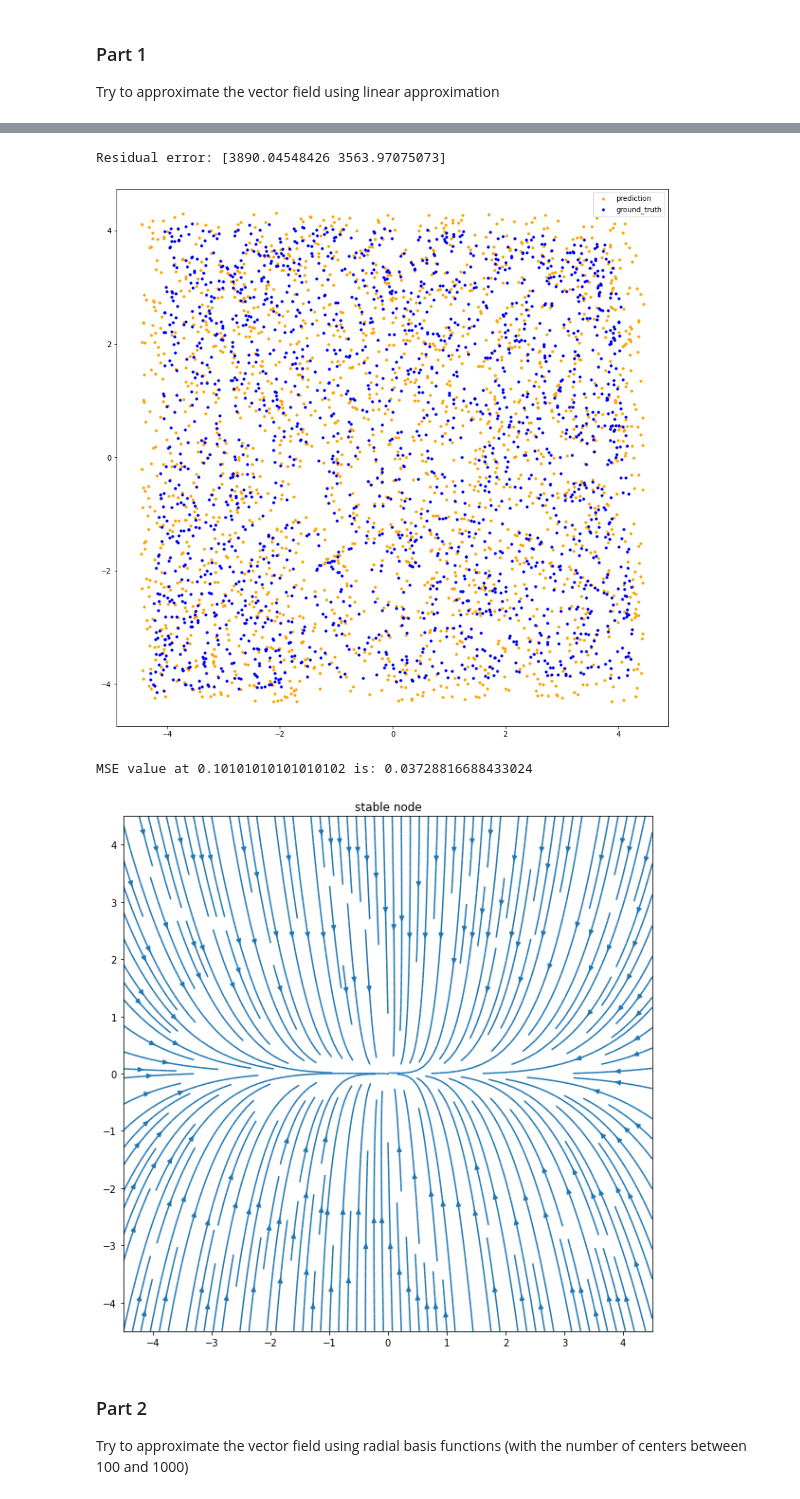
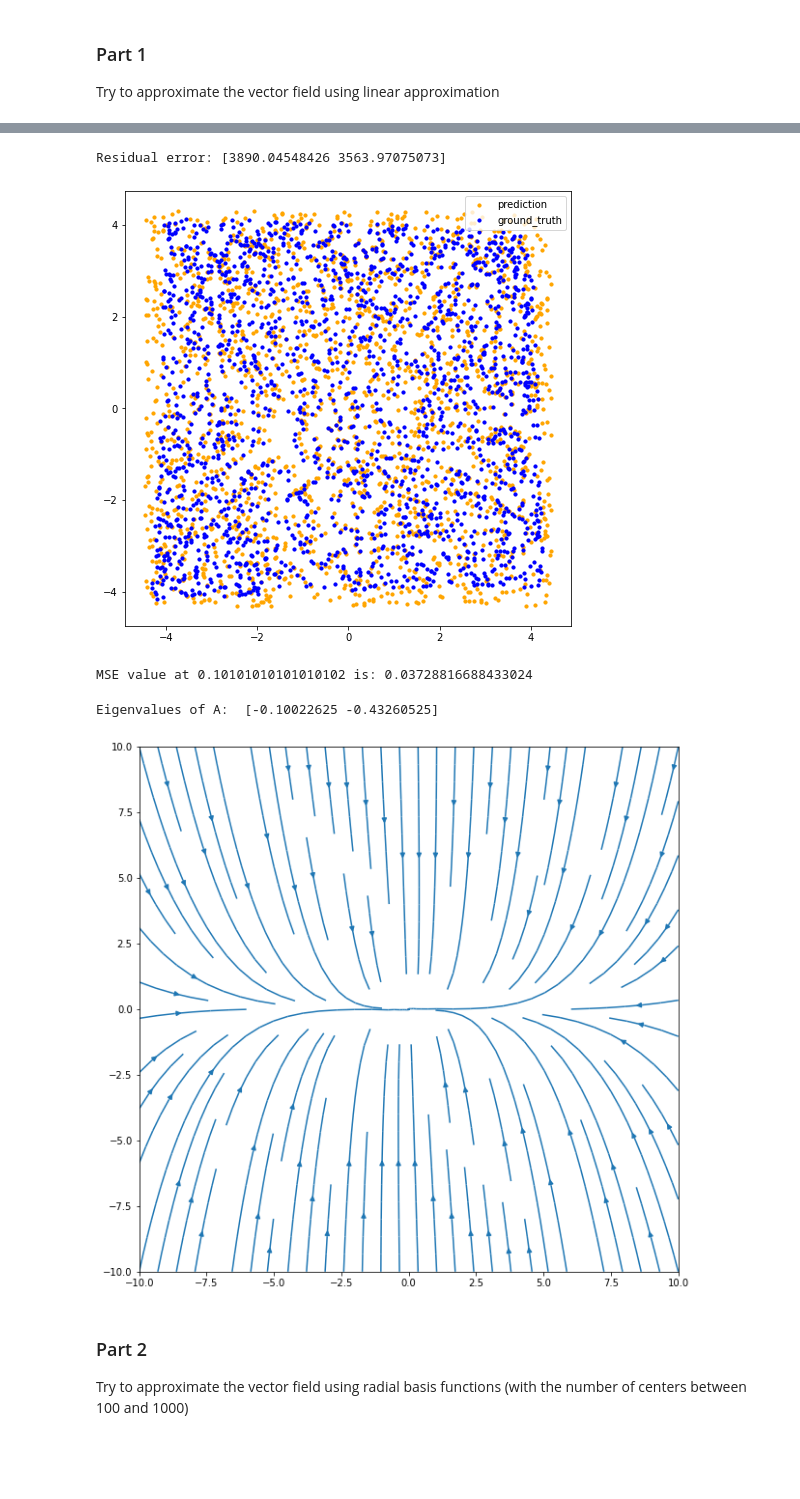
Before and after one commit to AlexPasqua/MLCMS-exercises, a Jupyter notebook: EX5/src/task3.ipynb, the cells around one changed output, grey strips where cells are left out. Saved outputs shown, nothing was run; the diff lists cells and outputs as text; code cells hidden in the pictures; blank space fills up the shorter version.

```diff
--- a/EX5/src/task3.ipynb
+++ b/EX5/src/task3.ipynb
@@ -52,24 +39,25 @@ MSE value at 0.5 is: 0.2015206821878147
 # utilize best delta_t, plot results
 dt = 0.1
 end_time=best_dt
-plt.rcParams["figure.figsize"] = (14,14)
+plt.rcParams["figure.figsize"] = (8,8)
 v = estimate_vectors(dt, x0, x1)
 A, res, _, _ = approx_lin_func(data=(x0,v))
 print("Residual error:",res)
-x1_pred, _, _ = solve_trajectory(x0, x1, linear_approx, find_best_dt=False, end_time=end_time, plot=False)
+x1_pred, _, _ = solve_trajectory(x0, x1, linear_approx, args=[A], find_best_dt=False, end_time=end_time, plot=False)
 plt.scatter([el[0] for el in x1_pred], [el[1] for el in x1_pred], c='orange', s=10, label='prediction')
 plt.scatter(x1[:,0], x1[:,1], c='blue', s=10, label='ground_truth')
 plt.legend()
 plt.show()
-print(f"MSE value at {end_time} is: {np.linalg.norm(x1_pred-x1)**2 / x1.shape[0]}")
+print(f"MSE value at {end_time} is: {np.mean(np.linalg.norm(x1_pred-x1, axis=1)**2)}")
 # %% [output]
 Residual error: [3890.04548426 3563.97075073]
-[figure, old version]
+[figure, new version]
 MSE value at 0.10101010101010102 is: 0.03728816688433024
 # %%
-create_phase_portrait_derivative(linear_approx, title_suffix="stable node", display=False)
+create_phase_portrait_matrix(A, title_suffix="stable node", display=False)
 # %% [output]
+Eigenvalues of A:  [-0.10022625 -0.43260525]
-[figure, old version]
+[figure, new version]
 # %% [markdown]
 ### Part 2
 Try to approximate the vector field using radial basis functions (with the number of centers between
```
Also changed, not shown: parts of 11 cells of this notebook, 1 other file.
